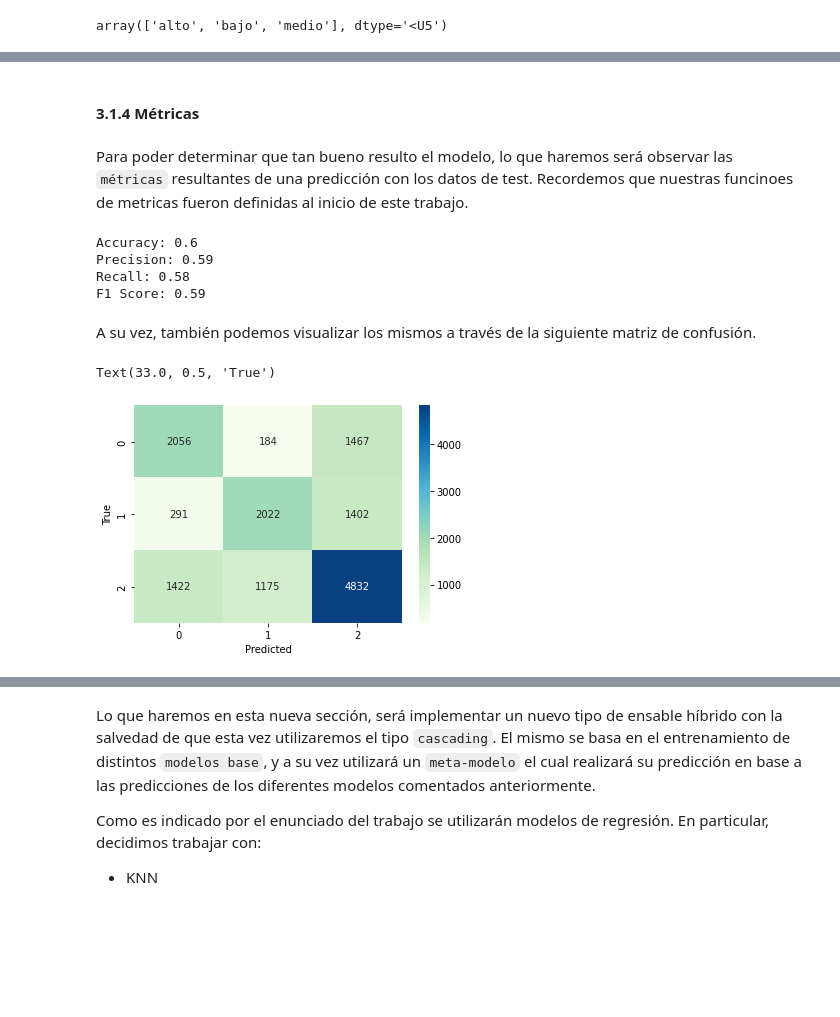
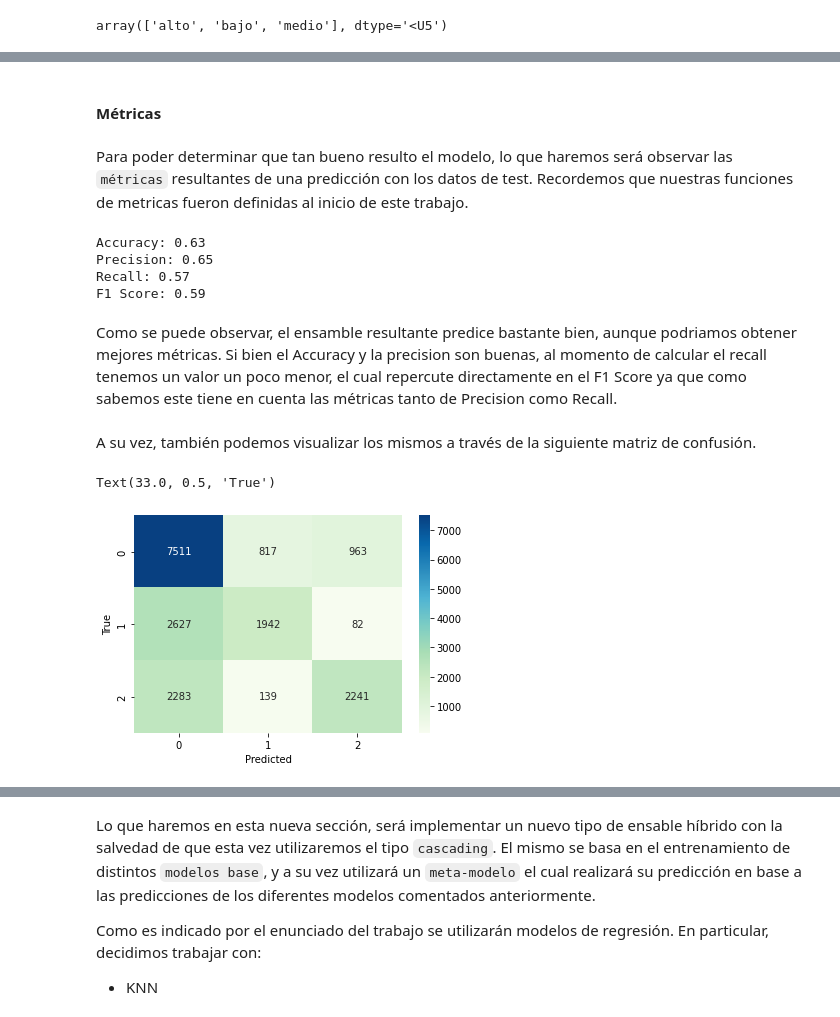
Before and after one commit to valencorrea/7506R-2C2022-GRUPO14-TP2, a Jupyter notebook: 7506R_TP2_GRUPO14_ENTREGA.ipynb, the cells around one changed output, grey strips where cells are left out. Saved outputs shown, nothing was run; the diff lists cells and outputs as text; code cells hidden in the pictures; blank space fills up the shorter version.

```diff
--- a/7506R_TP2_GRUPO14_ENTREGA.ipynb
+++ b/7506R_TP2_GRUPO14_ENTREGA.ipynb
@@ -1164,0 +995,21 @@ knn_clf = KNeighborsClassifier()
+# %%
+if IN_COLAB:
+  path = '/content/drive/MyDrive/📒 Organización de Datos (75.06)/TPS/TP1/MODELOS/DecisionTree_Classfier.joblib'
+else:
+  path = './MODELOS/DecisionTree_Classfier.joblib'
+
+dcs_clf = load(path)
+# %%
+if IN_COLAB:
+  path = '/content/drive/MyDrive/📒 Organización de Datos (75.06)/TPS/TP1/MODELOS/RandomForest_Classfier.joblib'
+else:
+  path = './MODELOS/RandomForest_Classfier.joblib'
+
+rnd_clf = load(path)
+# %%
+if IN_COLAB:
+  path = '/content/drive/MyDrive/📒 Organización de Datos (75.06)/TPS/TP1/MODELOS/KNN_Classfier.joblib'
+else:
+  path = './MODELOS/KNN_Classfier.joblib'
+
+knn_clf = load(path)
@@ -1198,0 +1081,2 @@ y_pred_voting = vot_clf.predict(x_test_voting)
+# %%
+y_test_voting_arr = np.apply_along_axis(convert_b_m_a, axis=1, arr=y_test_voting)
@@ -1199,21 +1087,23 @@ y_pred_voting = vot_clf.predict(x_test_voting)
 # %% [markdown]
-#### 3.1.4 Métricas
+#### Métricas
 # %% [markdown]
-Para poder determinar que tan bueno resulto el modelo, lo que haremos será observar las `métricas` resultantes de una predicción con los datos de test. Recordemos que nuestras funcinoes de metricas fueron definidas al inicio de este trabajo.
+Para poder determinar que tan bueno resulto el modelo, lo que haremos será observar las `métricas` resultantes de una predicción con los datos de test. Recordemos que nuestras funciones de metricas fueron definidas al inicio de este trabajo.
 # %%
-metricas_clasificacion(y_test_voting, y_pred_voting)
+metricas_clasificacion(y_test_voting_arr, y_pred_voting)
 # %% [output]
-Accuracy: 0.6
-Precision: 0.59
-Recall: 0.58
+Accuracy: 0.63
+Precision: 0.65
+Recall: 0.57
 F1 Score: 0.59
+# %% [markdown]
+Como se puede observar, el ensamble resultante predice bastante bien, aunque podriamos obtener mejores métricas. Si bien el Accuracy y la precision son buenas, al momento de calcular el recall tenemos un valor un poco menor, el cual repercute directamente en el F1 Score ya que como sabemos este tiene en cuenta las métricas tanto de Precision como Recall.
 # %% [markdown]
 A su vez, también podemos visualizar los mismos a través de la siguiente matriz de confusión.
 # %%
-matrix = confusion_matrix(y_test_voting, y_pred_voting)
+matrix = confusion_matrix(y_test_voting_arr, y_pred_voting)
 sns.heatmap(matrix,cmap='GnBu',annot=True,fmt='g')
 plt.xlabel('Predicted')
 plt.ylabel('True')
 # %% [output]
 Text(33.0, 0.5, 'True')
-[figure, old version]
+[figure, new version]
```
Also changed, not shown: parts of 218 cells of this notebook.
